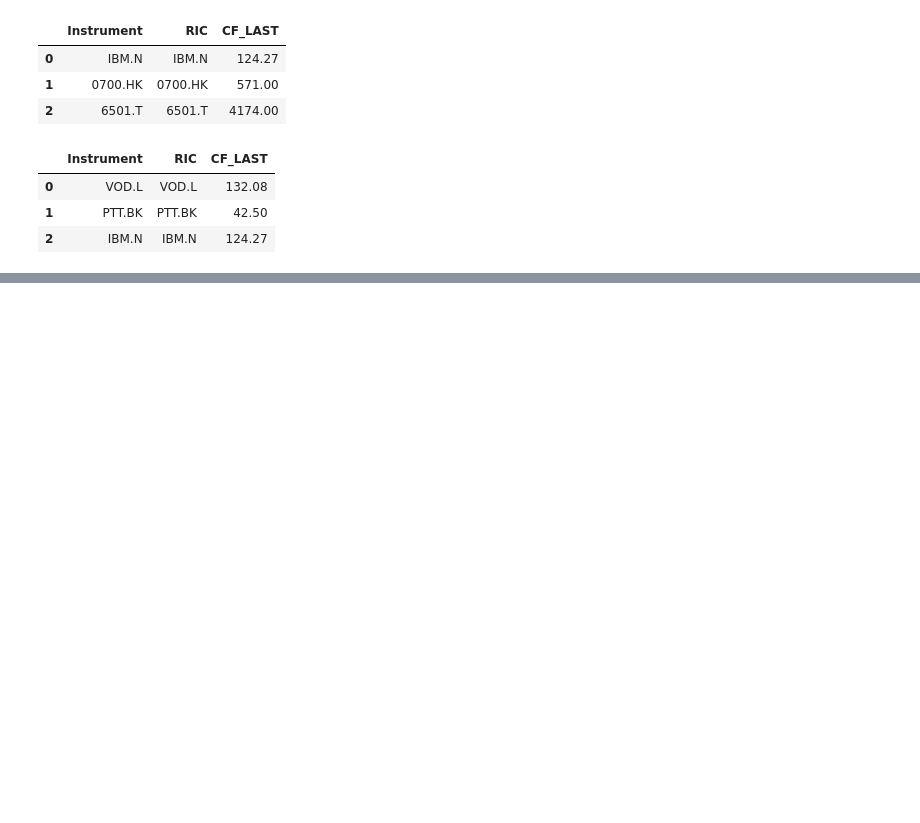
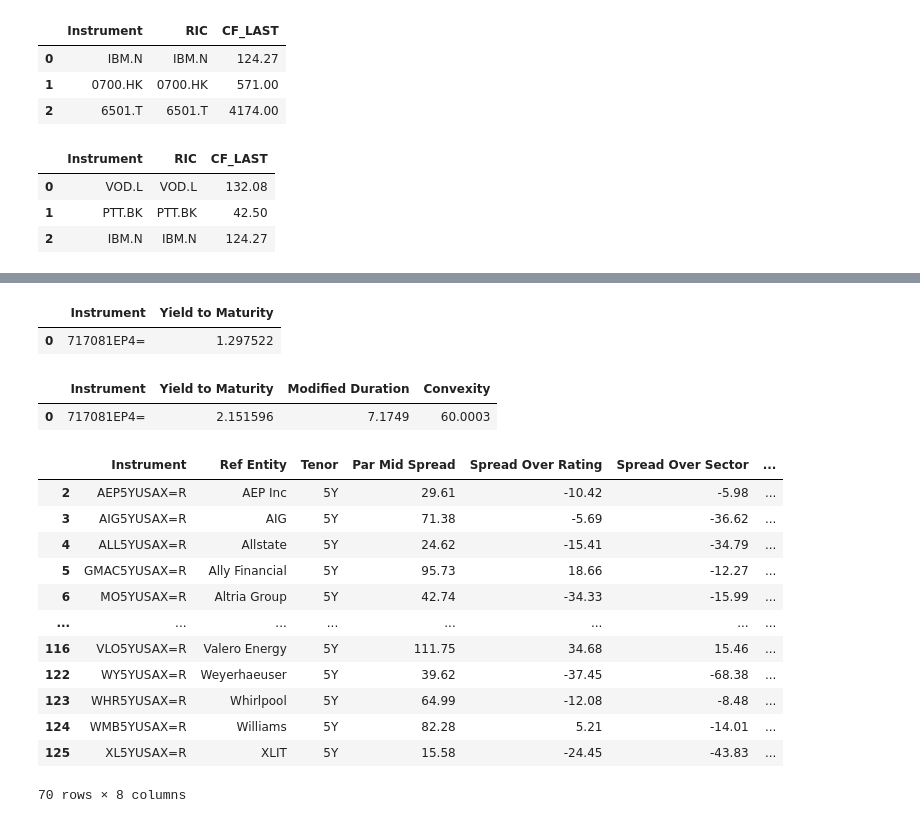
Before and after one commit to LSEG-API-Samples/Article.EikonAPI.Python.CheatSheet, a Jupyter notebook: EikonDataAPI-CheatSheet.ipynb, the cells around one changed output, grey strips where cells are left out. Saved outputs shown, nothing was run; the diff lists cells and outputs as text; code cells hidden in the pictures; blank space fills up the shorter version.

```diff
--- a/EikonDataAPI-CheatSheet.ipynb
+++ b/EikonDataAPI-CheatSheet.ipynb
@@ -5,7 +5,7 @@
 #!pip install eikon
 # %%
 import eikon as ek
-ek.set_app_key('4e49391e9c524b9081b97cdbc046113aa317f957')
+ek.set_app_key('xxxxxxxxxxxxxxxxxxxx')
 # %%
 #1. Symbology
 # %%
@@ -445,0 +555,8 @@ MonitorData
+# %%
+point_in_time,err = ek.get_data(['717081EP4='],
+                                ['TR.YieldToMaturityAnalytics'],
+                                {'SDate':'2019-01-17','EDate':'2019-01-17','Frq':'D'})
+point_in_time
+# %% [output]
+|  | Instrument | Yield to Maturity |
+| 0 | 717081EP4= | 1.297522 |
@@ -445,0 +565,9 @@ MonitorData
+# %%
+ytm,err = ek.get_data(['717081EP4='],
+                     ['TR.YieldToMaturityAnalytics(ValuationDate=2020-02-10)',
+                      'TR.ModifiedDurationAnalytics(ValuationDate=2020-02-10)',
+                      'TR.ConvexityAnalytics(ValuationDate=2019-02-10)'])
+ytm
+# %% [output]
+|  | Instrument | Yield to Maturity | Modified Duration | Convexity |
+| 0 | 717081EP4= | 2.151596 | 7.1749 | 60.0003 |
@@ -445,0 +576,22 @@ MonitorData
+# %%
+cdx,err = ek.get_data(['0#CDXIG5YC=R'],['CF_NAME'])
+cdslist = cdx['Instrument'].tolist()
+fields = ['TR.CDSOrgShortName','TR.CDSTenor','TR.PARMIDSPREAD','TR.SPREADOVERRATING',
+          'TR.SPREADOVERSECTOR','TR.SPREADOVERSUBSECTOR','TR.DEFAULTPROBABILITY']
+
+cds,err = ek.get_data(cdslist, fields)
+cds.dropna()
+# %% [output]
+|  | Instrument | Ref Entity | Tenor | Par Mid Spread | Spread Over Rating | Spread Over Sector | ... |
+| 2 | AEP5YUSAX=R | AEP Inc | 5Y | 29.61 | -10.42 | -5.98 | ... |
+| 3 | AIG5YUSAX=R | AIG | 5Y | 71.38 | -5.69 | -36.62 | ... |
+| 4 | ALL5YUSAX=R | Allstate | 5Y | 24.62 | -15.41 | -34.79 | ... |
+| 5 | GMAC5YUSAX=R | Ally Financial | 5Y | 95.73 | 18.66 | -12.27 | ... |
+| 6 | MO5YUSAX=R | Altria Group | 5Y | 42.74 | -34.33 | -15.99 | ... |
+| ... | ... | ... | ... | ... | ... | ... | ... |
+| 116 | VLO5YUSAX=R | Valero Energy | 5Y | 111.75 | 34.68 | 15.46 | ... |
+| 122 | WY5YUSAX=R | Weyerhaeuser | 5Y | 39.62 | -37.45 | -68.38 | ... |
+| 123 | WHR5YUSAX=R | Whirlpool | 5Y | 64.99 | -12.08 | -8.48 | ... |
+| 124 | WMB5YUSAX=R | Williams | 5Y | 82.28 | 5.21 | -14.01 | ... |
+| 125 | XL5YUSAX=R | XLIT | 5Y | 15.58 | -24.45 | -43.83 | ... |
+70 rows × 8 columns
```
Also changed, not shown: parts of 16 cells of this notebook.
